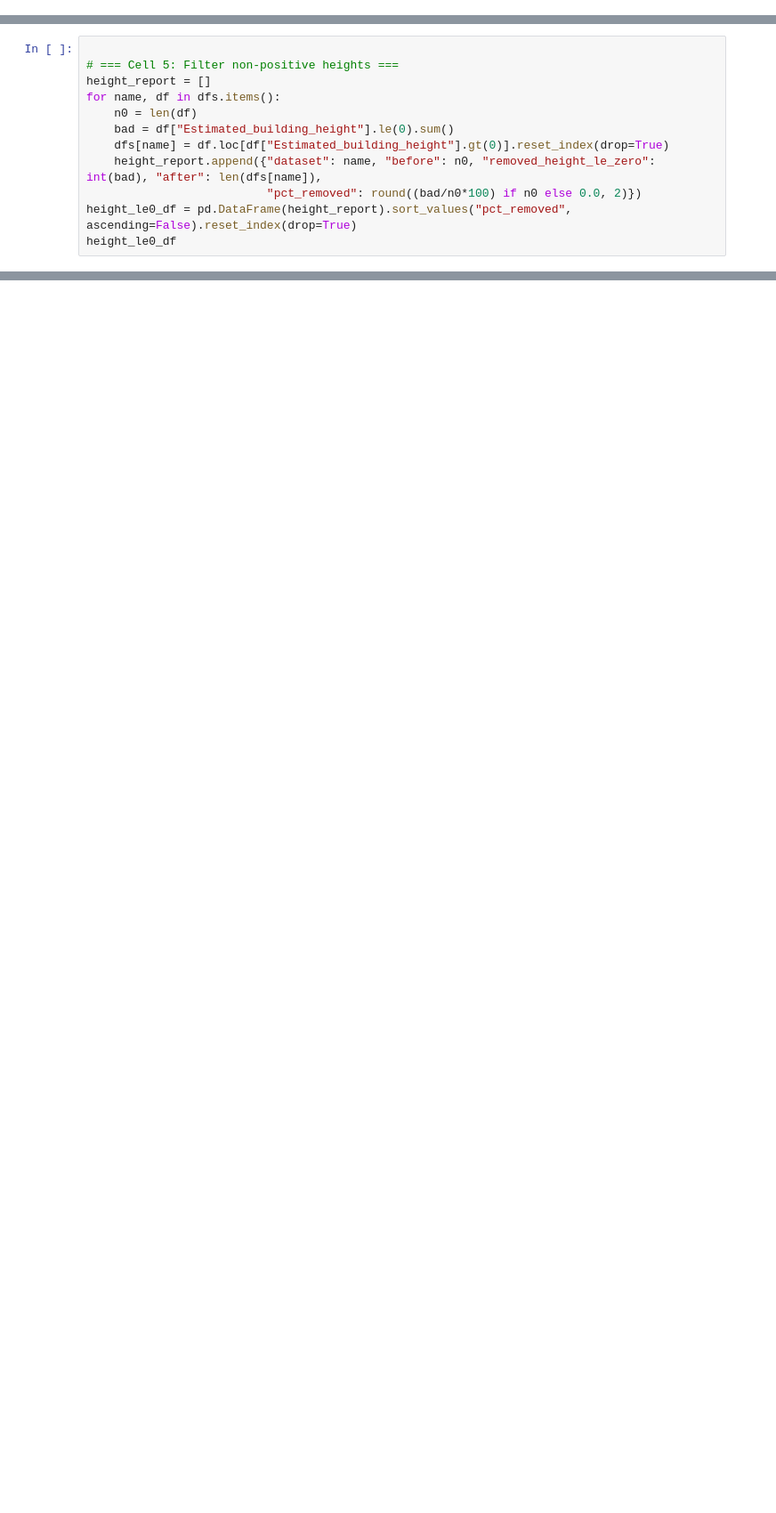
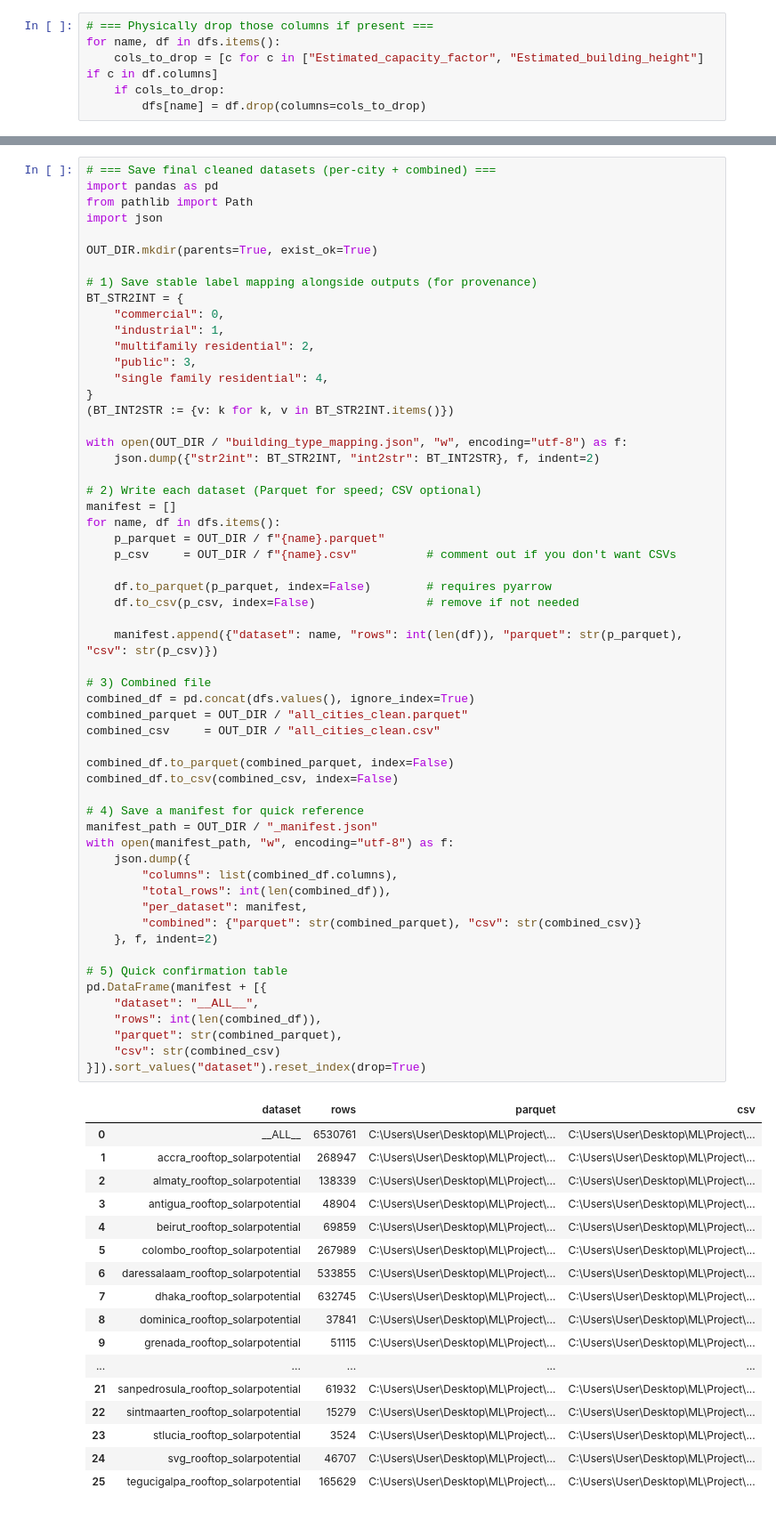
Before and after one commit to annasus-10/Energy404---Rooftop-Solar-Potential, a Jupyter notebook: data_standardization/clean_og_solar.ipynb, the cells around one changed output, grey strips where cells are left out. Shown at 89% size. Cells and saved outputs as stored; diff of their text form; blank space fills up the shorter version.

Commit message:
Added parquet

```diff
--- a/data_standardization/clean_og_solar.ipynb
+++ b/data_standardization/clean_og_solar.ipynb
@@ -115,0 +378,6 @@ Below we preview unique values per dataset **before** encoding, then encode to t
+# %%
+# === Physically drop those columns if present ===
+for name, df in dfs.items():
+    cols_to_drop = [c for c in ["Estimated_capacity_factor", "Estimated_building_height"] if c in df.columns]
+    if cols_to_drop:
+        dfs[name] = df.drop(columns=cols_to_drop)
@@ -166,12 +465,0 @@ This step is applied **after** the null-row drop. We report how many rows are re
-# %%
-
-# === Cell 5: Filter non-positive heights ===
-height_report = []
-for name, df in dfs.items():
-    n0 = len(df)
-    bad = df["Estimated_building_height"].le(0).sum()
-    dfs[name] = df.loc[df["Estimated_building_height"].gt(0)].reset_index(drop=True)
-    height_report.append({"dataset": name, "before": n0, "removed_height_le_zero": int(bad), "after": len(dfs[name]),
-                          "pct_removed": round((bad/n0*100) if n0 else 0.0, 2)})
-height_le0_df = pd.DataFrame(height_report).sort_values("pct_removed", ascending=False).reset_index(drop=True)
-height_le0_df
@@ -201,0 +466,75 @@ print("Combined:", combined_df.shape)
+# %%
+# === Save final cleaned datasets (per-city + combined) ===
+import pandas as pd
+from pathlib import Path
+import json
+
+OUT_DIR.mkdir(parents=True, exist_ok=True)
+
+# 1) Save stable label mapping alongside outputs (for provenance)
+BT_STR2INT = {
+    "commercial": 0,
+    "industrial": 1,
+    "multifamily residential": 2,
+    "public": 3,
+    "single family residential": 4,
+}
+(BT_INT2STR := {v: k for k, v in BT_STR2INT.items()})
+
+with open(OUT_DIR / "building_type_mapping.json", "w", encoding="utf-8") as f:
+    json.dump({"str2int": BT_STR2INT, "int2str": BT_INT2STR}, f, indent=2)
+
+# 2) Write each dataset (Parquet for speed; CSV optional)
+manifest = []
+for name, df in dfs.items():
+    p_parquet = OUT_DIR / f"{name}.parquet"
+    p_csv     = OUT_DIR / f"{name}.csv"          # comment out if you don't want CSVs
+
+    df.to_parquet(p_parquet, index=False)        # requires pyarrow
+    df.to_csv(p_csv, index=False)                # remove if not needed
+
+    manifest.append({"dataset": name, "rows": int(len(df)), "parquet": str(p_parquet), "csv": str(p_csv)})
+
+# 3) Combined file
+combined_df = pd.concat(dfs.values(), ignore_index=True)
+combined_parquet = OUT_DIR / "all_cities_clean.parquet"
+combined_csv     = OUT_DIR / "all_cities_clean.csv"
+
+combined_df.to_parquet(combined_parquet, index=False)
+combined_df.to_csv(combined_csv, index=False)
+
+# 4) Save a manifest for quick reference
+manifest_path = OUT_DIR / "_manifest.json"
+with open(manifest_path, "w", encoding="utf-8") as f:
+    json.dump({
+        "columns": list(combined_df.columns),
+        "total_rows": int(len(combined_df)),
+        "per_dataset": manifest,
+        "combined": {"parquet": str(combined_parquet), "csv": str(combined_csv)}
+    }, f, indent=2)
+
+# 5) Quick confirmation table
+pd.DataFrame(manifest + [{
+    "dataset": "__ALL__",
+    "rows": int(len(combined_df)),
+    "parquet": str(combined_parquet),
+    "csv": str(combined_csv)
+}]).sort_values("dataset").reset_index(drop=True)
+# %% [output]
+|  | dataset | rows | parquet | csv |
+| 0 | __ALL__ | 6530761 | C:\Users\User\Desktop\ML\Project\... | C:\Users\User\Desktop\ML\Project\... |
+| 1 | accra_rooftop_solarpotential | 268947 | C:\Users\User\Desktop\ML\Project\... | C:\Users\User\Desktop\ML\Project\... |
+| 2 | almaty_rooftop_solarpotential | 138339 | C:\Users\User\Desktop\ML\Project\... | C:\Users\User\Desktop\ML\Project\... |
+| 3 | antigua_rooftop_solarpotential | 48904 | C:\Users\User\Desktop\ML\Project\... | C:\Users\User\Desktop\ML\Project\... |
+| 4 | beirut_rooftop_solarpotential | 69859 | C:\Users\User\Desktop\ML\Project\... | C:\Users\User\Desktop\ML\Project\... |
+| 5 | colombo_rooftop_solarpotential | 267989 | C:\Users\User\Desktop\ML\Project\... | C:\Users\User\Desktop\ML\Project\... |
+| 6 | daressalaam_rooftop_solarpotential | 533855 | C:\Users\User\Desktop\ML\Project\... | C:\Users\User\Desktop\ML\Project\... |
+| 7 | dhaka_rooftop_solarpotential | 632745 | C:\Users\User\Desktop\ML\Project\... | C:\Users\User\Desktop\ML\Project\... |
+| 8 | dominica_rooftop_solarpotential | 37841 | C:\Users\User\Desktop\ML\Project\... | C:\Users\User\Desktop\ML\Project\... |
+| 9 | grenada_rooftop_solarpotential | 51115 | C:\Users\User\Desktop\ML\Project\... | C:\Users\User\Desktop\ML\Project\... |
+| ... | ... | ... | ... | ... |
+| 21 | sanpedrosula_rooftop_solarpotential | 61932 | C:\Users\User\Desktop\ML\Project\... | C:\Users\User\Desktop\ML\Project\... |
+| 22 | sintmaarten_rooftop_solarpotential | 15279 | C:\Users\User\Desktop\ML\Project\... | C:\Users\User\Desktop\ML\Project\... |
+| 23 | stlucia_rooftop_solarpotential | 3524 | C:\Users\User\Desktop\ML\Project\... | C:\Users\User\Desktop\ML\Project\... |
+| 24 | svg_rooftop_solarpotential | 46707 | C:\Users\User\Desktop\ML\Project\... | C:\Users\User\Desktop\ML\Project\... |
+| 25 | tegucigalpa_rooftop_solarpotential | 165629 | C:\Users\User\Desktop\ML\Project\... | C:\Users\User\Desktop\ML\Project\... |
```
Also changed, not shown: parts of 19 cells of this notebook, 26 other files.
